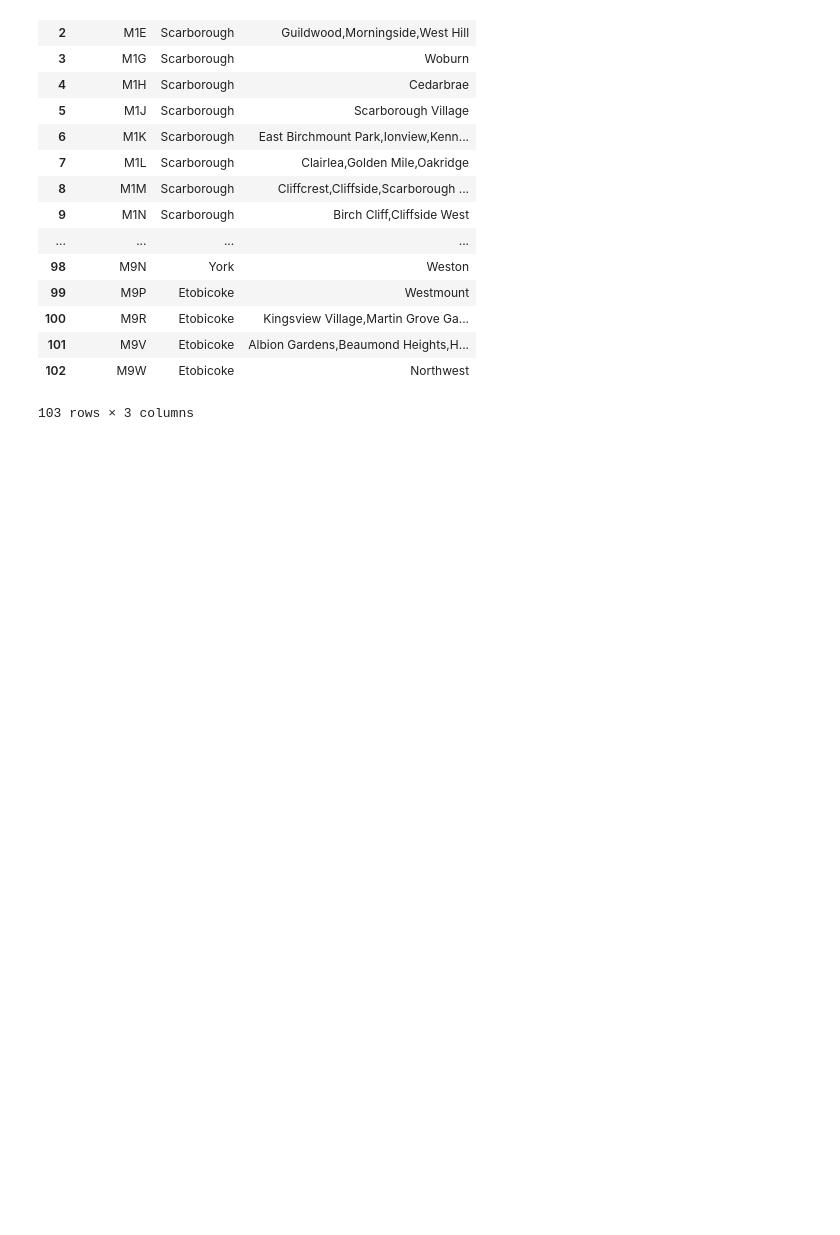
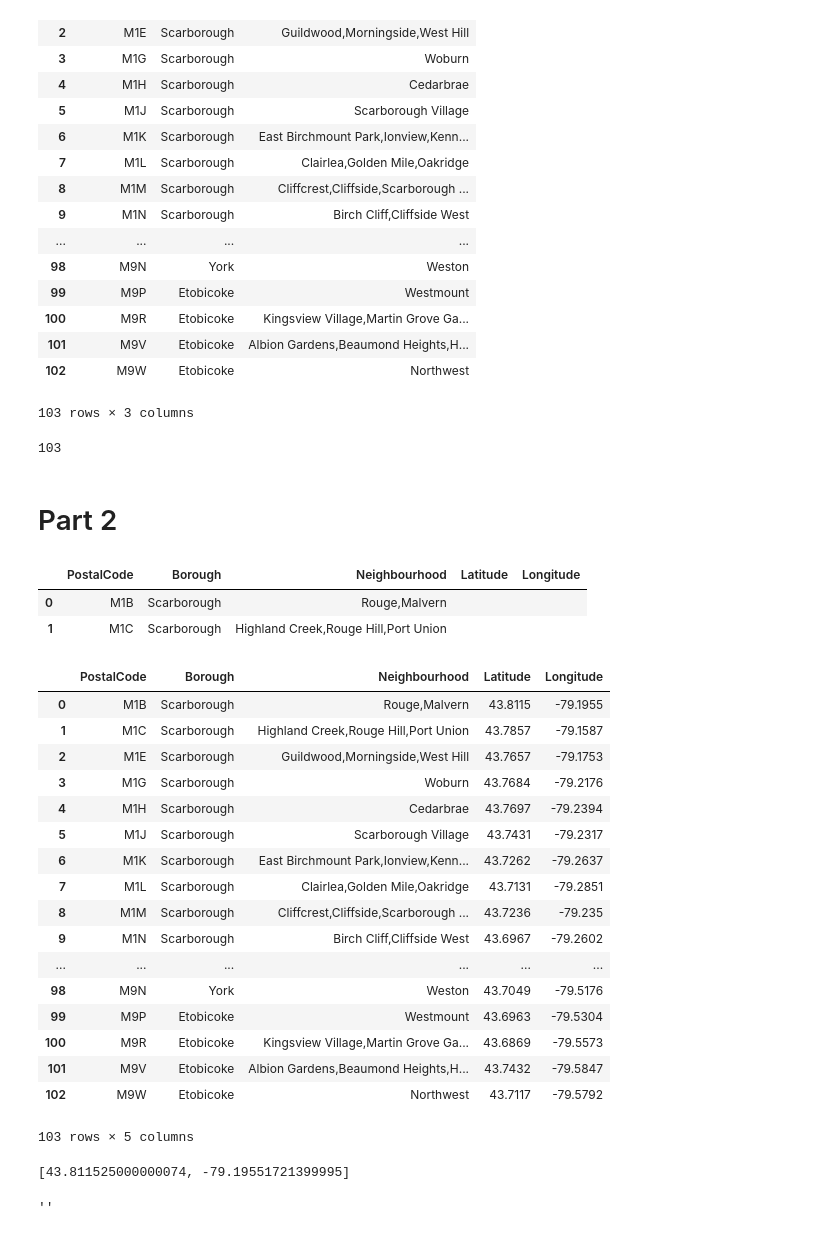
Before and after one commit to joshyro/Coursera_Capstone, a Jupyter notebook: Capstone_Project.ipynb, the cells around one changed output. Drawn from its saved outputs; the diff is of its cells as text; code cells hidden in the pictures; blank space fills up the shorter version.

```diff
--- a/Capstone_Project.ipynb
+++ b/Capstone_Project.ipynb
@@ -153,3 +154,7 @@ df
 | 101 | M9V | Etobicoke | Albion Gardens,Beaumond Heights,H... |
 | 102 | M9W | Etobicoke | Northwest |
 103 rows × 3 columns
+# %%
+len(df)
+# %% [output]
+103
@@ -155,0 +163,2 @@ df
+# %% [markdown]
+# Part 2
@@ -155,0 +169,51 @@ df
+# %%
+df.head(2)
+# %% [output]
+|  | PostalCode | Borough | Neighbourhood | Latitude | Longitude |
+| 0 | M1B | Scarborough | Rouge,Malvern |  |  |
+| 1 | M1C | Scarborough | Highland Creek,Rouge Hill,Port Union |  |  |
+# %%
+#Adding Lat and Log
+for row in df['PostalCode']:
+    # initialize your variable to None
+    lat_lng_coords = None
+    PostalCode=row
+    index = df[df.PostalCode==row].index
+    # loop until you get the coordinates
+    while(lat_lng_coords is None):
+        g = geocoder.arcgis('{}, Toronto, Ontario'.format(PostalCode))
+        lat_lng_coords = g.latlng
+    latitude=lat_lng_coords[0]
+    longitude=lat_lng_coords[1]
+    df.Latitude[index]=latitude
+    df.Longitude[index]=longitude
+# %%
+df
+# %% [output]
+|  | PostalCode | Borough | Neighbourhood | Latitude | Longitude |
+| 0 | M1B | Scarborough | Rouge,Malvern | 43.8115 | -79.1955 |
+| 1 | M1C | Scarborough | Highland Creek,Rouge Hill,Port Union | 43.7857 | -79.1587 |
+| 2 | M1E | Scarborough | Guildwood,Morningside,West Hill | 43.7657 | -79.1753 |
+| 3 | M1G | Scarborough | Woburn | 43.7684 | -79.2176 |
+| 4 | M1H | Scarborough | Cedarbrae | 43.7697 | -79.2394 |
+| 5 | M1J | Scarborough | Scarborough Village | 43.7431 | -79.2317 |
+| 6 | M1K | Scarborough | East Birchmount Park,Ionview,Kenn... | 43.7262 | -79.2637 |
+| 7 | M1L | Scarborough | Clairlea,Golden Mile,Oakridge | 43.7131 | -79.2851 |
+| 8 | M1M | Scarborough | Cliffcrest,Cliffside,Scarborough ... | 43.7236 | -79.235 |
+| 9 | M1N | Scarborough | Birch Cliff,Cliffside West | 43.6967 | -79.2602 |
+| ... | ... | ... | ... | ... | ... |
+| 98 | M9N | York | Weston | 43.7049 | -79.5176 |
+| 99 | M9P | Etobicoke | Westmount | 43.6963 | -79.5304 |
+| 100 | M9R | Etobicoke | Kingsview Village,Martin Grove Ga... | 43.6869 | -79.5573 |
+| 101 | M9V | Etobicoke | Albion Gardens,Beaumond Heights,H... | 43.7432 | -79.5847 |
+| 102 | M9W | Etobicoke | Northwest | 43.7117 | -79.5792 |
+103 rows × 5 columns
+# %%
+g = geocoder.arcgis('{}, Toronto, Ontario'.format('M1B'))
+g.latlng
+# %% [output]
+[43.811525000000074, -79.19551721399995]
+# %%
+df.Latitude[1]
+# %% [output]
+''
```
Also changed, not shown: parts of 28 cells of this notebook.
